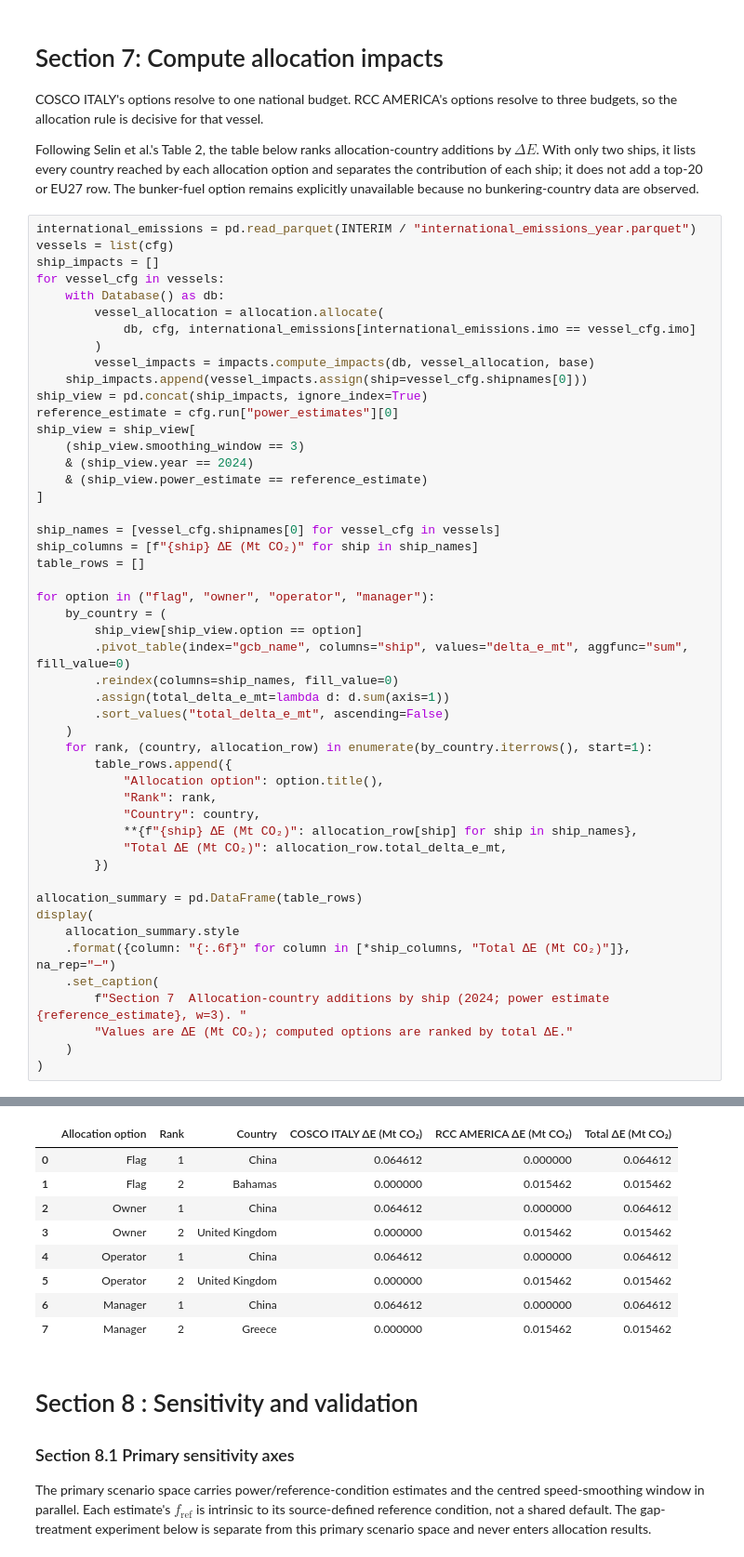
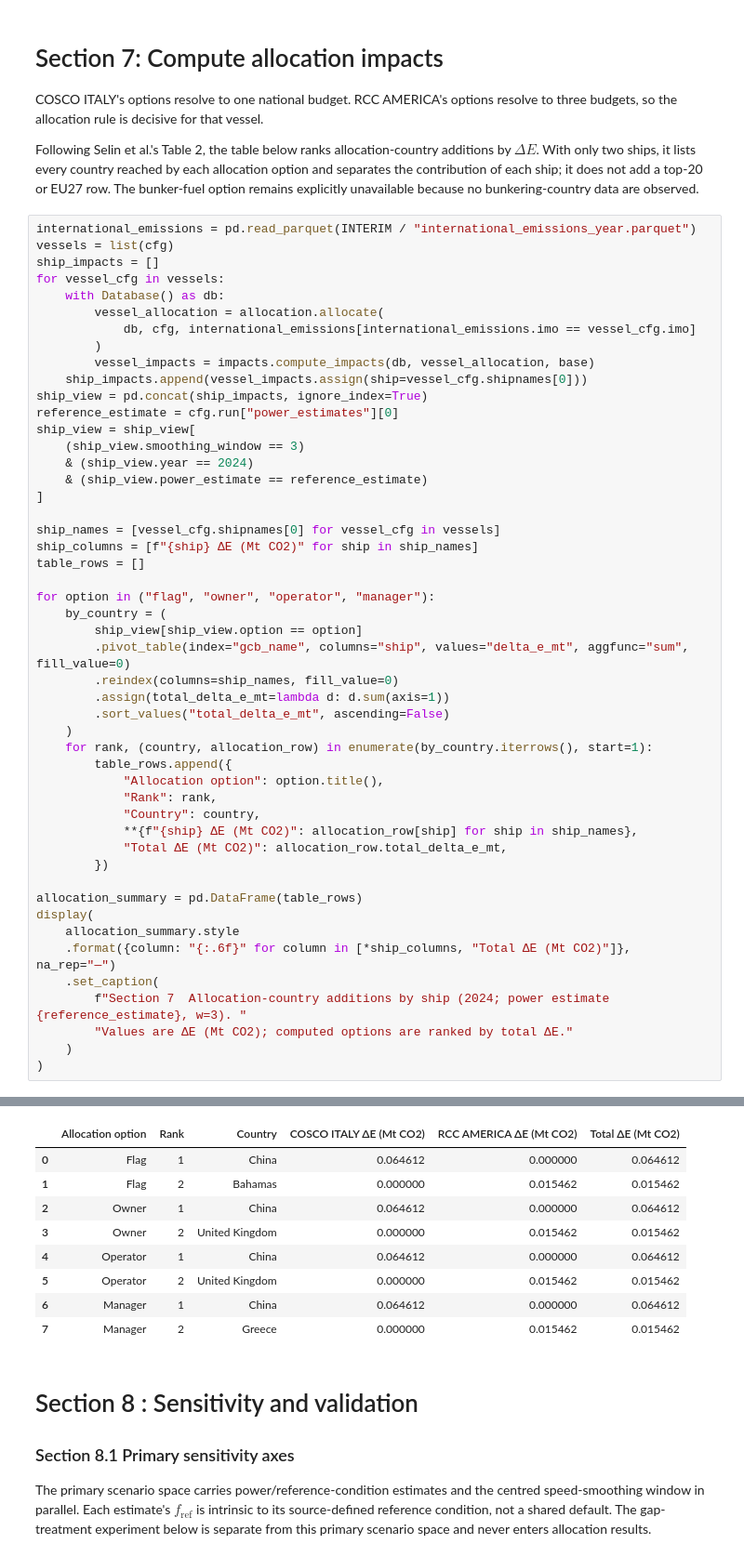
Before and after one commit to arantzazu-arregui/emissions-allocation, a Jupyter notebook: notebooks/01_methodology_walkthrough.ipynb, the cells around one changed output, grey strips where cells are left out. Shown at 93% size. Saved outputs shown, nothing was run; the diff lists cells and outputs as text.

```diff
--- a/notebooks/01_methodology_walkthrough.ipynb
+++ b/notebooks/01_methodology_walkthrough.ipynb
@@ -1008,7 +1073,7 @@ ship_view = ship_view[
 ]
 
 ship_names = [vessel_cfg.shipnames[0] for vessel_cfg in vessels]
-ship_columns = [f"{ship} ΔE (Mt CO₂)" for ship in ship_names]
+ship_columns = [f"{ship} ΔE (Mt CO2)" for ship in ship_names]
 table_rows = []
 
 for option in ("flag", "owner", "operator", "manager"):
@@ -1024,17 +1089,17 @@ for option in ("flag", "owner", "operator", "manager"):
             "Allocation option": option.title(),
             "Rank": rank,
             "Country": country,
-            **{f"{ship} ΔE (Mt CO₂)": allocation_row[ship] for ship in ship_names},
-            "Total ΔE (Mt CO₂)": allocation_row.total_delta_e_mt,
+            **{f"{ship} ΔE (Mt CO2)": allocation_row[ship] for ship in ship_names},
+            "Total ΔE (Mt CO2)": allocation_row.total_delta_e_mt,
         })
 
 allocation_summary = pd.DataFrame(table_rows)
 display(
     allocation_summary.style
-    .format({column: "{:.6f}" for column in [*ship_columns, "Total ΔE (Mt CO₂)"]}, na_rep="—")
+    .format({column: "{:.6f}" for column in [*ship_columns, "Total ΔE (Mt CO2)"]}, na_rep="—")
     .set_caption(
         f"Section 7  Allocation-country additions by ship (2024; power estimate {reference_estimate}, w=3). "
-        "Values are ΔE (Mt CO₂); computed options are ranked by total ΔE."
+        "Values are ΔE (Mt CO2); computed options are ranked by total ΔE."
     )
 )
 # %% [output]
@@ -1042,4 +1107,4 @@ Section 7 Allocation-country additions by ship (2024; power estimate A, w=3). Va
-|  | Allocation option | Rank | Country | COSCO ITALY ΔE (Mt CO₂) | RCC AMERICA ΔE (Mt CO₂) | Total ΔE (Mt CO₂) |
+|  | Allocation option | Rank | Country | COSCO ITALY ΔE (Mt CO2) | RCC AMERICA ΔE (Mt CO2) | Total ΔE (Mt CO2) |
 | 0 | Flag | 1 | China | 0.064612 | 0.000000 | 0.064612 |
 | 1 | Flag | 2 | Bahamas | 0.000000 | 0.015462 | 0.015462 |
 | 2 | Owner | 1 | China | 0.064612 | 0.000000 | 0.064612 |
```
Also changed, not shown: parts of 12 cells of this notebook, 4 other files.
